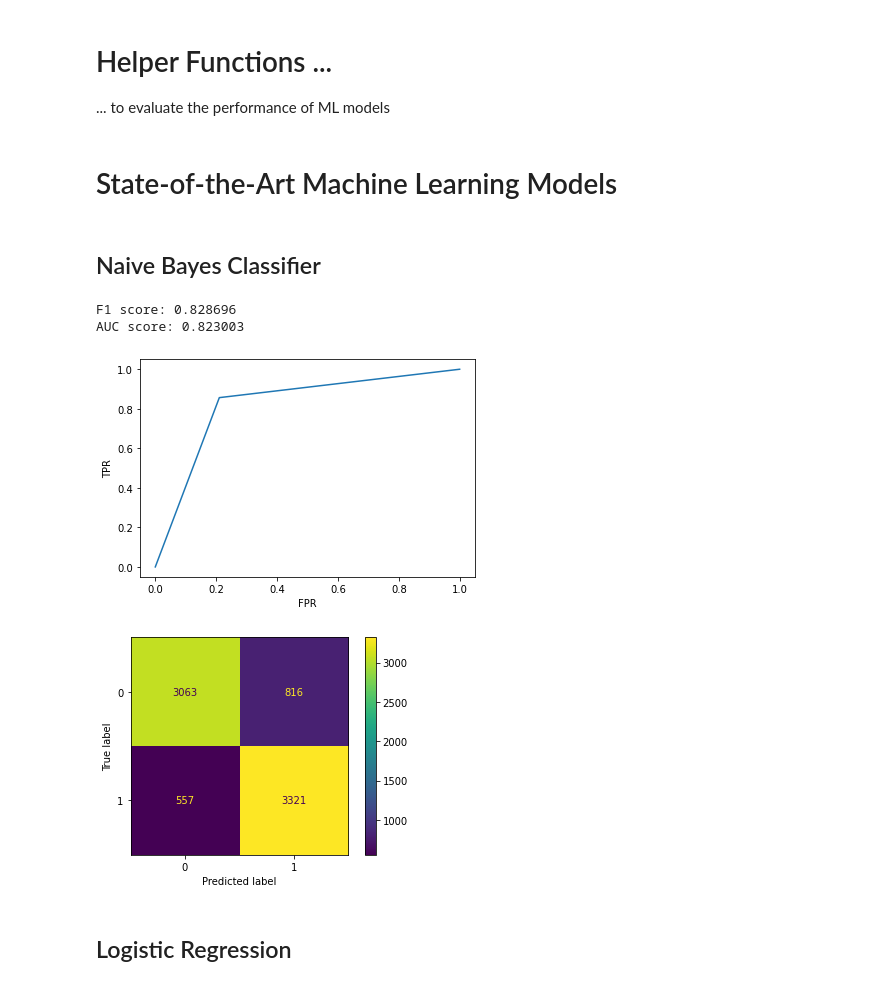
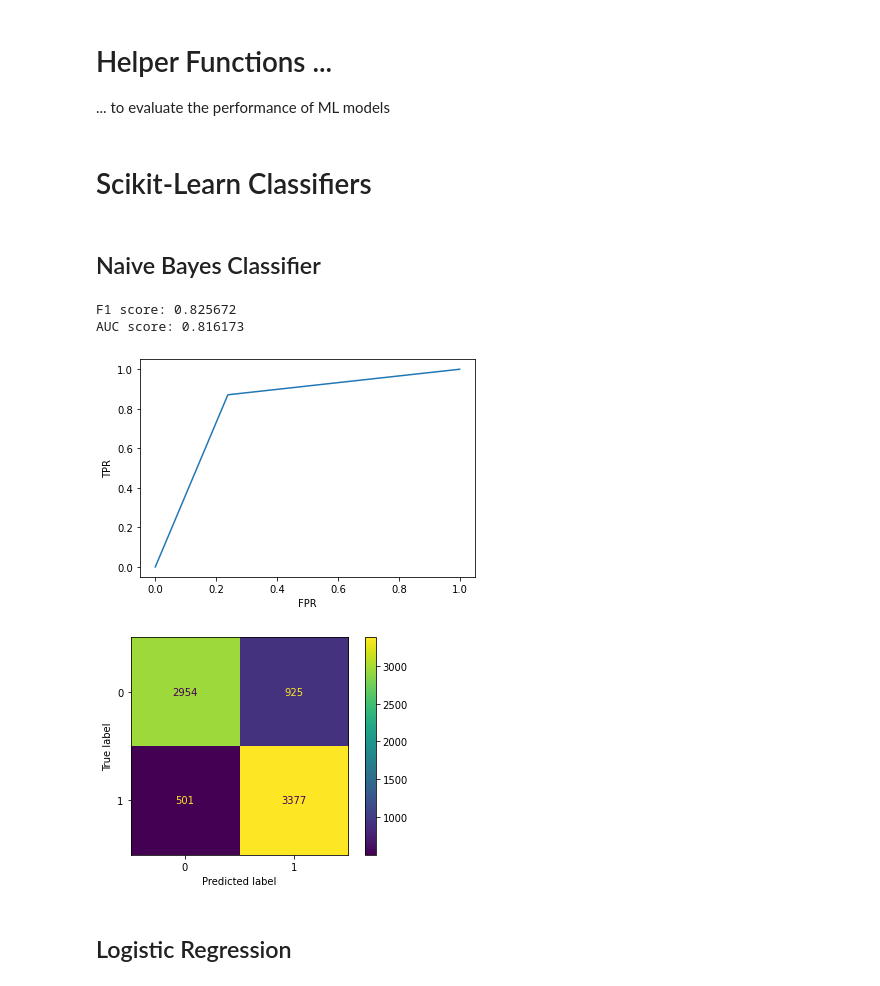
Before and after one commit to FulangChen/Predict-Gender-from-Mandarin-Names, a Jupyter notebook: Mandarin_Names_ML.ipynb, the cells around one changed output. Saved outputs shown, nothing was run; the diff lists cells and outputs as text; code cells hidden in the pictures.

```diff
--- a/Mandarin_Names_ML.ipynb
+++ b/Mandarin_Names_ML.ipynb
@@ -131,8 +108,9 @@ import pandas as pd
 # %%
 df = pd.read_csv('Corpus_all_processed.csv')
 # %%
-# Convert embeddings stored as strings to lists of floats
+# Convert embeddings and encodings stored as strings to lists of floats
 df['embeddings'] = df.apply(lambda row: [float(s) for s in row['embeddings'][1:-1].split()], axis = 1)
+df['Py_encodings'] = df.apply(lambda row: [float(s) for s in row['Py_encodings'][1:-1].split(',')], axis = 1)
 # %% [markdown]
 # Features
 # %%
@@ -189,20 +184,20 @@ def visualize_performance(clf, X_test, y_test):
     plt.show()
     ConfusionMatrixDisplay.from_estimator(clf, X_test, y_test)
     plt.show()
-# %% [markdown]
-# State-of-the-Art Machine Learning Models
+# %% [markdown]
+# Scikit-Learn Classifiers
 # %% [markdown]
 ## Naive Bayes Classifier
 # %%
 from sklearn.naive_bayes import GaussianNB
 gnb = GaussianNB()
-print_scores(lr, X_train, y_train, X_test, y_test)
-visualize_performance(lr, X_test, y_test)
+print_scores(gnb, X_train, y_train, X_test, y_test)
+visualize_performance(gnb, X_test, y_test)
 # %% [output]
-F1 score: 0.828696
-AUC score: 0.823003
+F1 score: 0.825672
+AUC score: 0.816173
-[figure, old version]
+[figure, new version]
-[figure, old version]
+[figure, new version]
 # %% [markdown]
 ## Logistic Regression
 # %%
```
Also changed, not shown: parts of 19 cells of this notebook.
